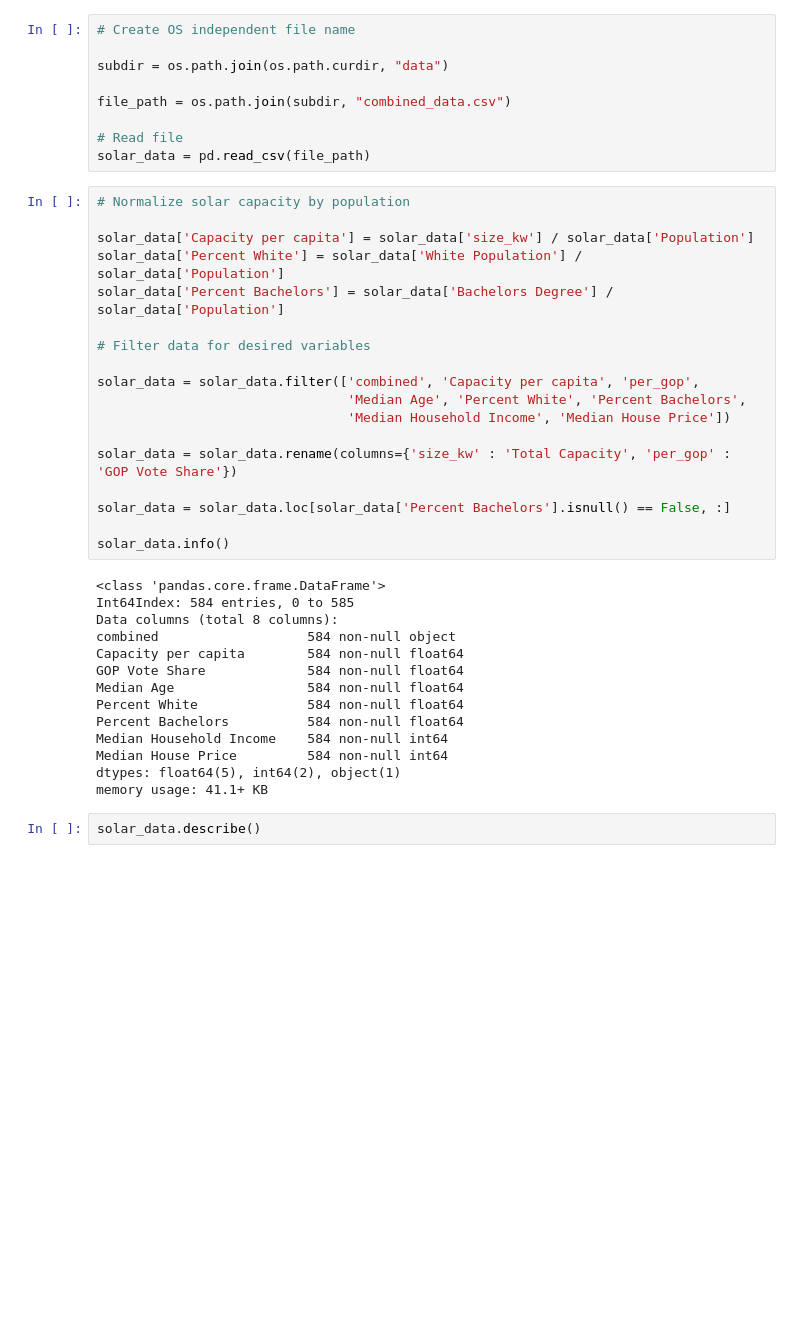
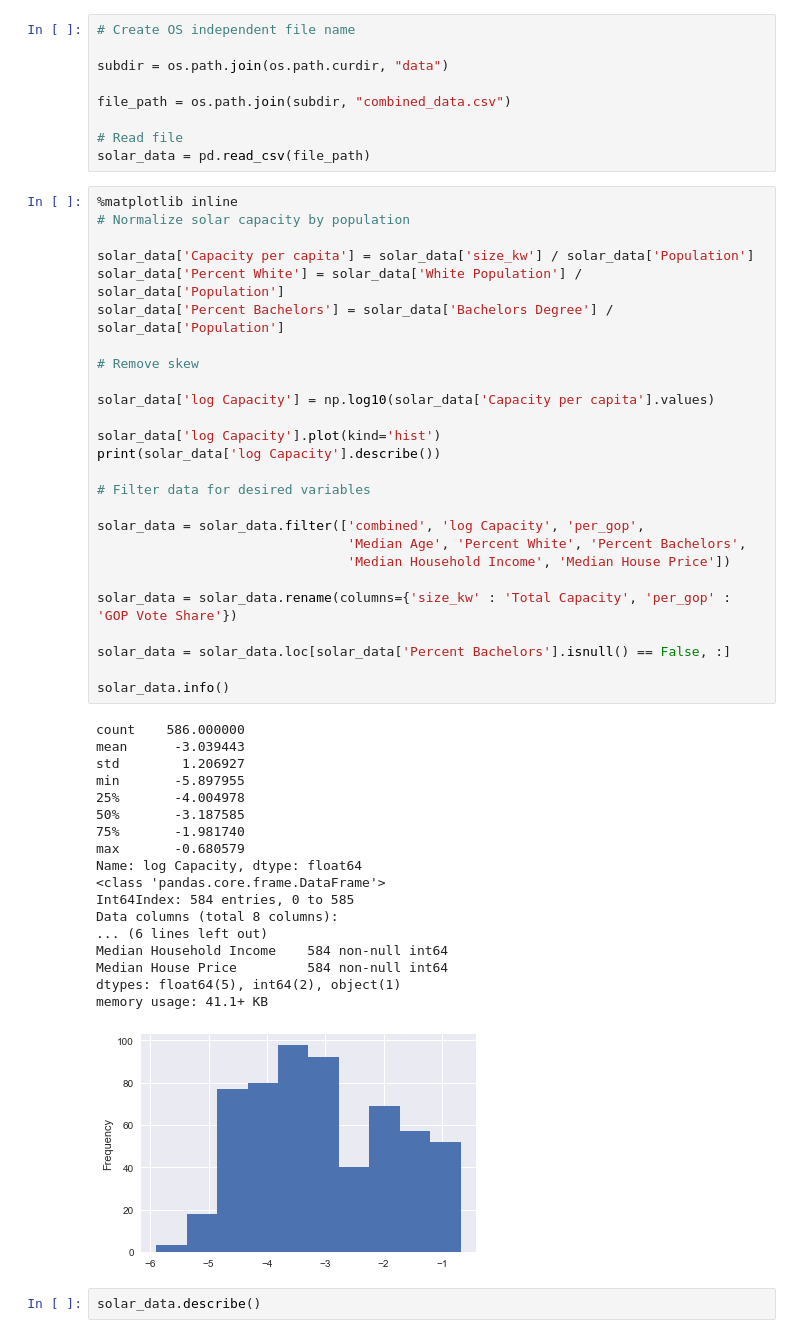
Before and after one commit to aawiegel/OpenPV-Predict, a Jupyter notebook: SolarPredictions.ipynb, the cells around one changed output. Drawn from its saved outputs; the diff is of its cells as text; blank space fills up the shorter version.

```diff
--- a/SolarPredictions.ipynb
+++ b/SolarPredictions.ipynb
@@ -22,37 +22,50 @@ file_path = os.path.join(subdir, "combined_data.csv")
 # Read file
 solar_data = pd.read_csv(file_path)
 # %%
+%matplotlib inline
 # Normalize solar capacity by population
 
 solar_data['Capacity per capita'] = solar_data['size_kw'] / solar_data['Population']
 solar_data['Percent White'] = solar_data['White Population'] / solar_data['Population']
 solar_data['Percent Bachelors'] = solar_data['Bachelors Degree'] / solar_data['Population']
 
+# Remove skew
+
+solar_data['log Capacity'] = np.log10(solar_data['Capacity per capita'].values)
+
+solar_data['log Capacity'].plot(kind='hist')
+print(solar_data['log Capacity'].describe())
+
 # Filter data for desired variables
 
-solar_data = solar_data.filter(['combined', 'Capacity per capita', 'per_gop',
+solar_data = solar_data.filter(['combined', 'log Capacity', 'per_gop',
                                 'Median Age', 'Percent White', 'Percent Bachelors',
                                 'Median Household Income', 'Median House Price'])
 
 solar_data = solar_data.rename(columns={'size_kw' : 'Total Capacity', 'per_gop' : 'GOP Vote Share'})
 
 solar_data = solar_data.loc[solar_data['Percent Bachelors'].isnull() == False, :]
 
 solar_data.info()
 # %% [output]
+count    586.000000
+mean      -3.039443
+std        1.206927
+min       -5.897955
+25%       -4.004978
+50%       -3.187585
+75%       -1.981740
+max       -0.680579
+Name: log Capacity, dtype: float64
 <class 'pandas.core.frame.DataFrame'>
 Int64Index: 584 entries, 0 to 585
 Data columns (total 8 columns):
-combined                   584 non-null object
-Capacity per capita        584 non-null float64
-GOP Vote Share             584 non-null float64
-Median Age                 584 non-null float64
-Percent White              584 non-null float64
-Percent Bachelors          584 non-null float64
+... (6 lines left out)
 Median Household Income    584 non-null int64
 Median House Price         584 non-null int64
 dtypes: float64(5), int64(2), object(1)
 memory usage: 41.1+ KB
+[figure, added]
 # %%
 solar_data.describe()
 # %% [output]
```
Also changed, not shown: parts of 7 cells of this notebook.
